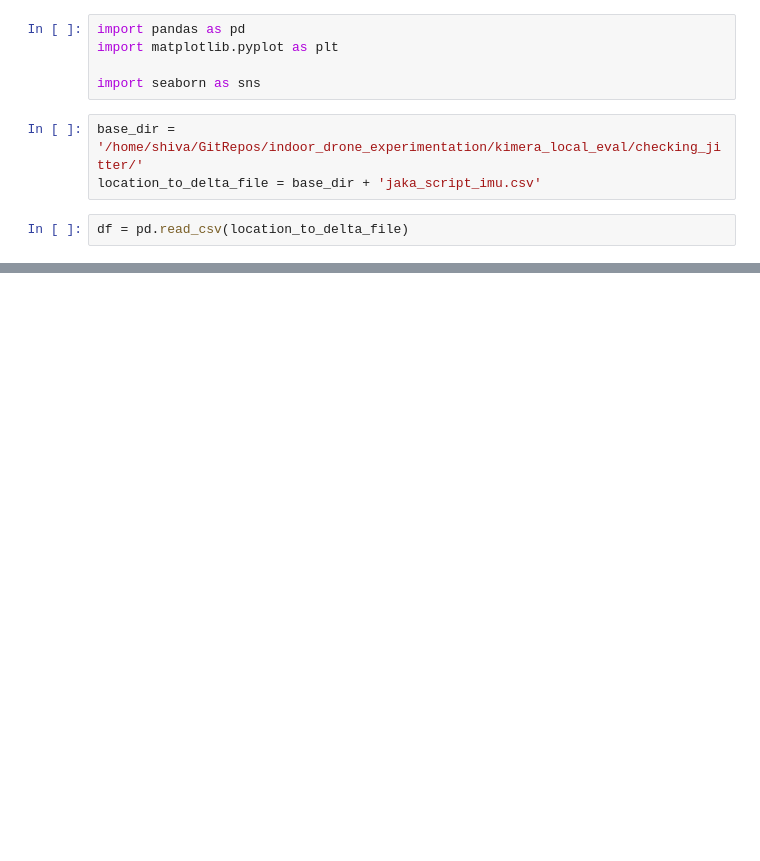
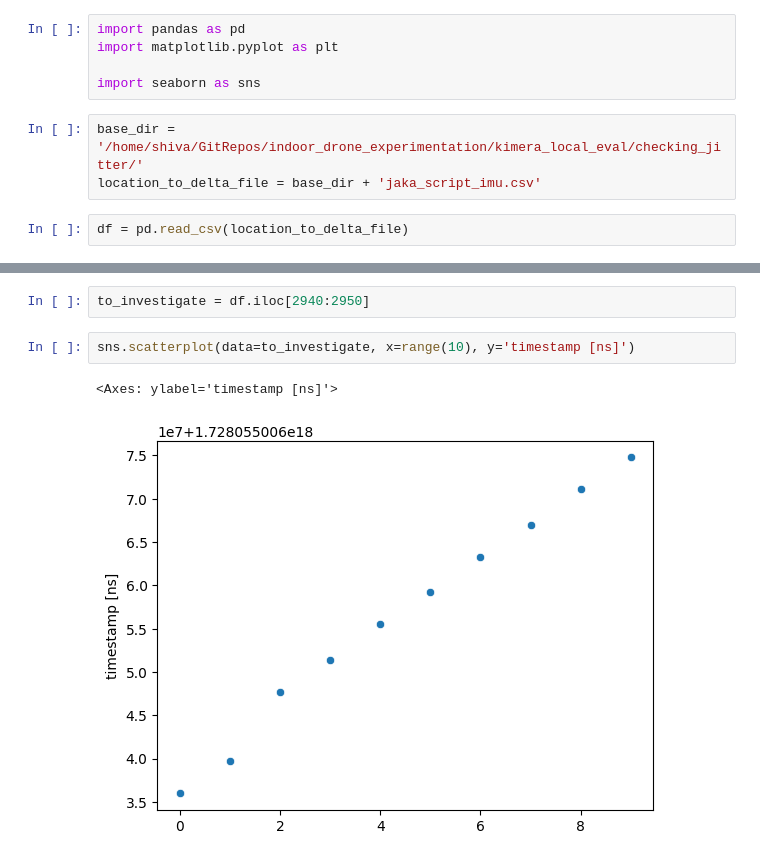
Before and after one commit to Virtana/indoor_drone_experimentation, a Jupyter notebook: kimera_local_eval/checking_jitter/Jitter_Investigation_w_Jaka_Script.ipynb, the cells around one changed output, grey strips where cells are left out. Saved outputs shown, nothing was run; the diff lists cells and outputs as text; blank space fills up the shorter version.

```diff
--- a/kimera_local_eval/checking_jitter/Jitter_Investigation_w_Jaka_Script.ipynb
+++ b/kimera_local_eval/checking_jitter/Jitter_Investigation_w_Jaka_Script.ipynb
@@ -47,0 +46,7 @@ df[df['time_deltas_ms'] > 6000.0]
+# %%
+to_investigate = df.iloc[2940:2950]
+# %%
+sns.scatterplot(data=to_investigate, x=range(10), y='timestamp [ns]')
+# %% [output]
+<Axes: ylabel='timestamp [ns]'>
+[figure, added]
```
Also changed, not shown: parts of 7 cells of this notebook, 6 other files.
